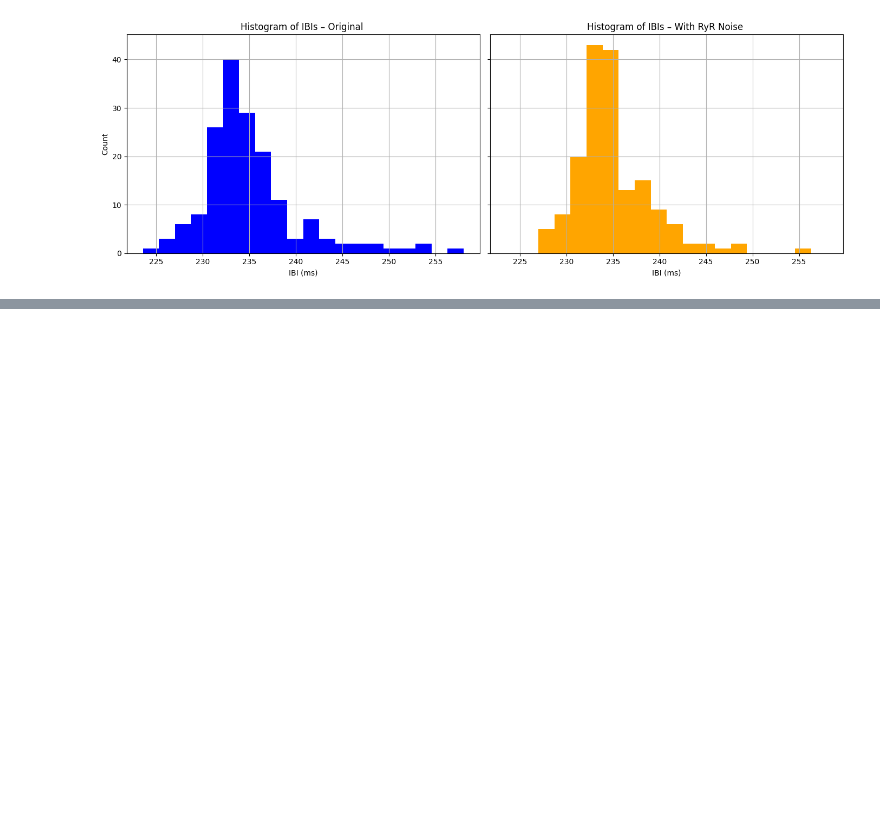
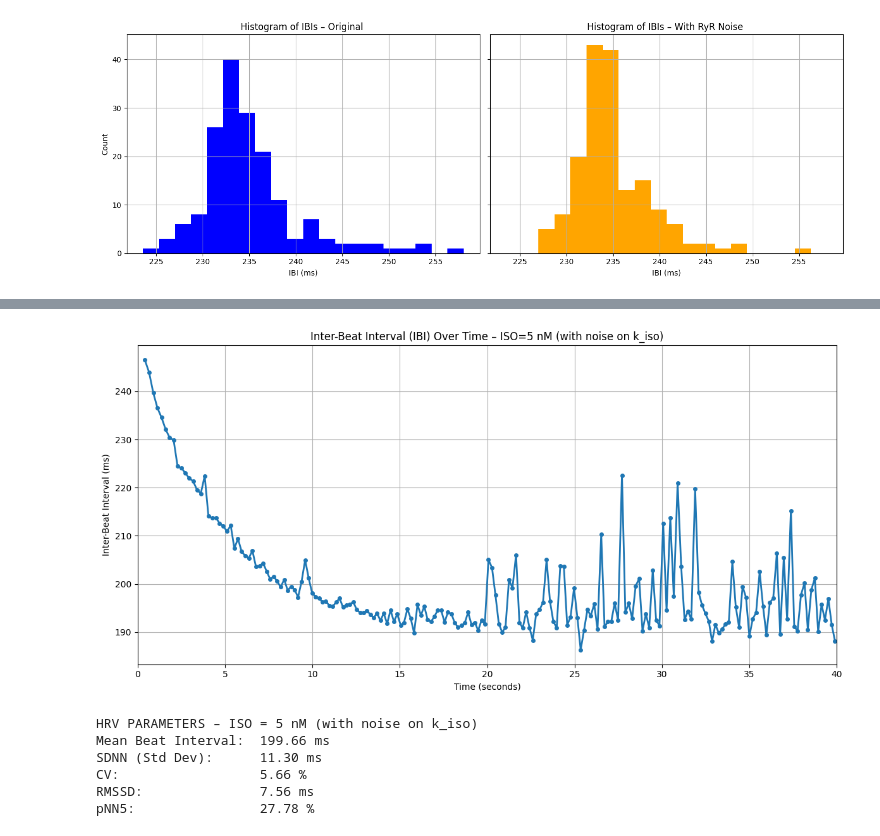
Before and after one commit to Mei-Sab/Project-part-3--BioElectrical-Phenomenas-, a Jupyter notebook: main.ipynb, the cells around one changed output, grey strips where cells are left out. Saved outputs shown, nothing was run; the diff lists cells and outputs as text; code cells hidden in the pictures; blank space fills up the shorter version.

```diff
--- a/main.ipynb
+++ b/main.ipynb
@@ -357,0 +392,61 @@ plt.show()
+# %%
+# --- Question 3.3 ---
+# Plot IBI over time for the ISO=5 nM simulation (with noise on k_iso)
+
+peaks_time_iso = []
+
+for i in range(1, len(voltage_after) - 1):
+    if voltage_after[i-1] < voltage_after[i] and voltage_after[i] > voltage_after[i+1] and voltage_after[i] > 0:
+        peaks_time_iso.append(time_after[i])
+
+peaks_time_iso_array = np.array(peaks_time_iso)
+
+IBIs_iso = np.diff(peaks_time_iso_array)        # ms
+IBI_times_iso = peaks_time_iso_array[1:]        # ms
+
+plt.figure(figsize=(12, 6))
+plt.plot(IBI_times_iso / 1000, IBIs_iso, marker='o', linestyle='-', linewidth=2, markersize=4)
+plt.xlim(0, 40)
+# plt.ylim(-300, 900)
+plt.title('Inter-Beat Interval (IBI) Over Time – ISO=5 nM (with noise on k_iso)')
+plt.xlabel('Time (seconds)')
+plt.ylabel('Inter-Beat Interval (ms)')
+plt.grid(True)
+plt.tight_layout()
+plt.show()
+# %% [output]
+[figure, added]
+# %%
+# --- Question 3.4 ---
+# HRV parameters for ISO=5 nM simulation (with noise on k_iso)
+
+# 1. Mean Beat Interval
+mean_IBI_iso = np.mean(IBIs_iso)
+
+# 2. Standard Deviation (SDNN)
+SDNN_iso = np.std(IBIs_iso, ddof=1)
+
+# 3. Coefficient of Variation (CV)
+CV_iso = (SDNN_iso / mean_IBI_iso) * 100
+
+# 4. RMSSD
+successive_differences_iso = np.diff(IBIs_iso)
+RMSSD_iso = np.sqrt(np.mean(successive_differences_iso ** 2))
+
+# 5. pNN5
+nn5_count_iso = np.sum(np.abs(successive_differences_iso) > 5)
+pNN5_iso = (nn5_count_iso / len(successive_differences_iso)) * 100
+
+print("HRV PARAMETERS – ISO = 5 nM (with noise on k_iso)")
+print(f"Mean Beat Interval:  {mean_IBI_iso:.2f} ms")
+print(f"SDNN (Std Dev):      {SDNN_iso:.2f} ms")
+print(f"CV:                  {CV_iso:.2f} %")
+print(f"RMSSD:               {RMSSD_iso:.2f} ms")
+print(f"pNN5:                {pNN5_iso:.2f} %")
+# %% [output]
+HRV PARAMETERS – ISO = 5 nM (with noise on k_iso)
+Mean Beat Interval:  199.66 ms
+SDNN (Std Dev):      11.30 ms
+CV:                  5.66 %
+RMSSD:               7.56 ms
+pNN5:                27.78 %
```
Also changed, not shown: parts of 3 cells of this notebook, 3 other files.
